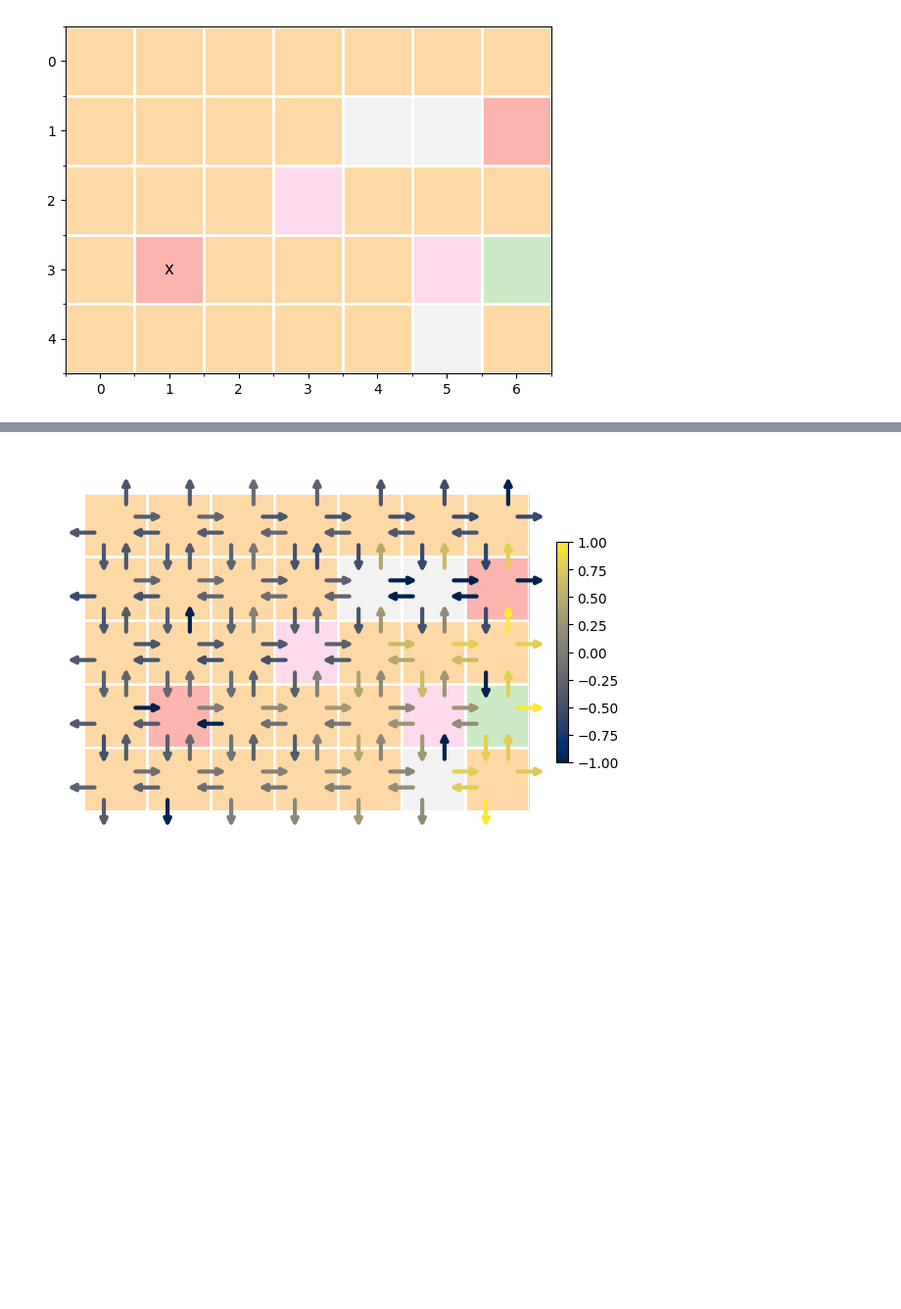
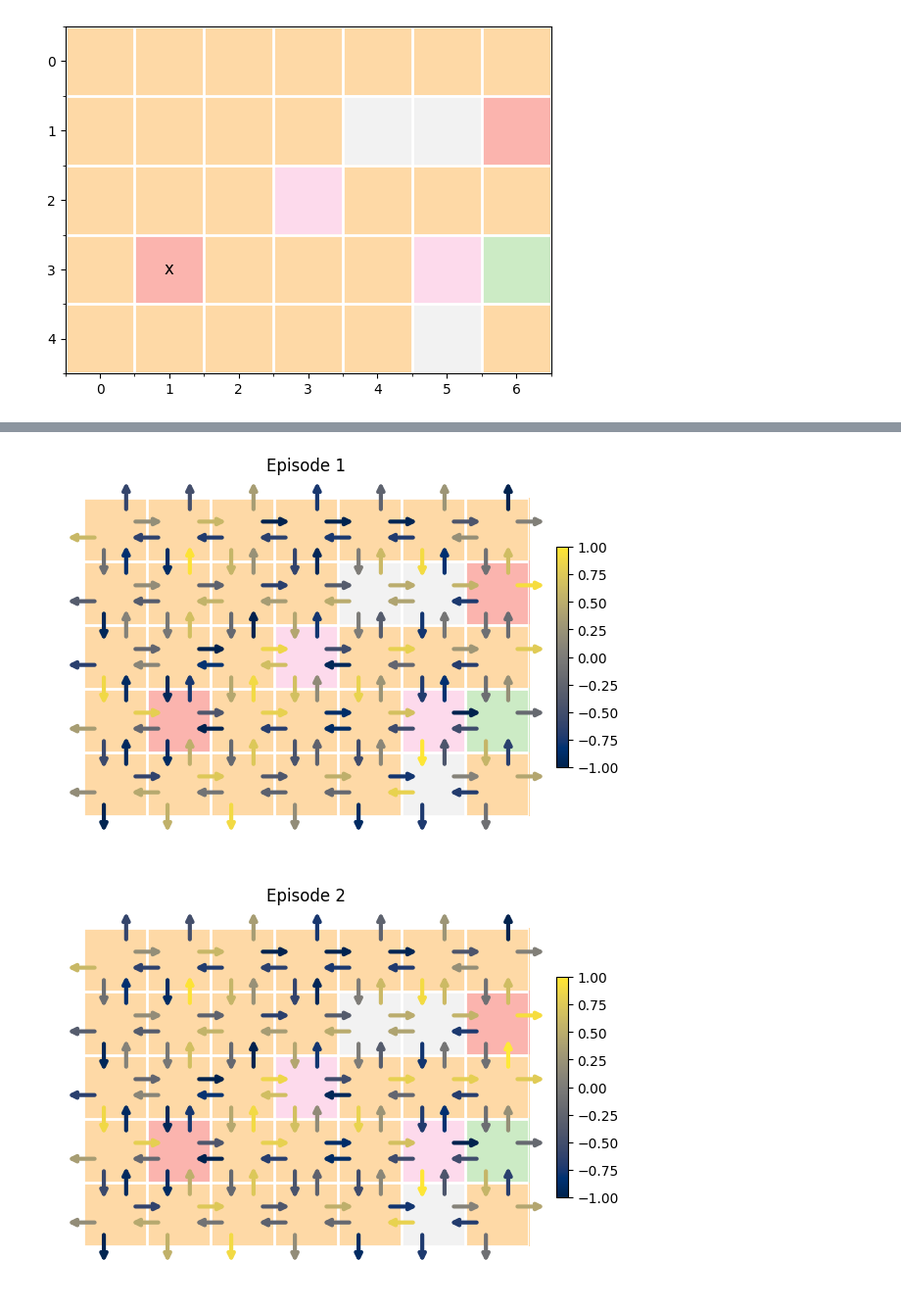
Before and after one commit to encomiastical/DRL_Homework, a Jupyter notebook: sheet02/DRL2.ipynb, the cells around one changed output, grey strips where cells are left out. Shown: that part at 98% size. Drawn from its saved outputs; the diff is of its cells as text; code cells hidden in the pictures; blank space fills up the shorter version.

```diff
--- a/sheet02/DRL2.ipynb
+++ b/sheet02/DRL2.ipynb
@@ -114,7 +114,7 @@ class GridWorld():
 
         return (fig, ax)
 
-    def plot(self, labels):
+    def plot(self, labels, title=""):
 
         fig, ax = self.showField()
 
@@ -126,10 +126,10 @@ class GridWorld():
                 txt = ax.text(pos[0], pos[1], '{:.3f}'.format(
                     val), ha='center', va='center', size=12)
         # return [frame, txt]
-
+        ax.set_title(title)
         plt.show()
 
-    def plot_state_actions(self, labels):
+    def plot_state_actions(self, labels, title = ""):
 
         fig, ax = self.showField()
 
@@ -165,6 +165,7 @@ class GridWorld():
 
         plt.colorbar(cm.ScalarMappable(norm=mapper, cmap=cmap), ax=ax, shrink=0.5)
         fig.tight_layout()
+        ax.set_title(title, pad=20)
 
         plt.show()
 # %%
@@ -277,6 +267,8 @@ world.plot(MC(10000))
 # %%
 # Initialize random pi
 import time
+import copy
+
 states = world.getStates()
 actions = world.getActions()
 vals = random.choices(actions, k=len(states))
@@ -301,6 +293,10 @@ episodes = 10000
 max_steps = 20
 gamma = 0.9
 
+vis_total = 10 # how many total visualizations of the Q-Values do we want to capture?
+Q_Record_Episodes = np.geomspace(1,episodes,vis_total).astype(int) # caution: for small # of episodes may yield duplicate values
+Q_Record = []
+
 for episode in range(episodes):
     # choose random start
     world.reset()
@@ -324,9 +320,6 @@ for episode in range(episodes):
     episode_returns.append(sum(Record_rewards))
     times.append(time.time())
 
-    # if(episode % 100 == 0):
-    #    print(np.mean(episode_returns))
-
     # update Q-value function and pi according to MC-Method
     G = 0
     while Record_steps:
@@ -338,4 +331,8 @@ for episode in range(episodes):
             Returns[state][action].append(G)
             Q[state][action] = np.mean(Returns[state][action])
             pi[state] = max(Q[state], key=Q[state].get)
+
+    # update metrics 2
+    if(episode in Q_Record_Episodes):
+        Q_Record.append( copy.deepcopy(Q) )
 # %%
@@ -366,4 +365,6 @@ world.plot(Acts)
 # %%
-world.plot_state_actions( Q )
+for episode, record in zip(Q_Record_Episodes, Q_Record):
+    world.plot_state_actions( record, title = "Episode " + str(episode) )
 # %% [output]
-[figure, old version]
+[figure, new version]
+[figure, added]
```
Also changed, not shown: parts of 11 cells of this notebook.
